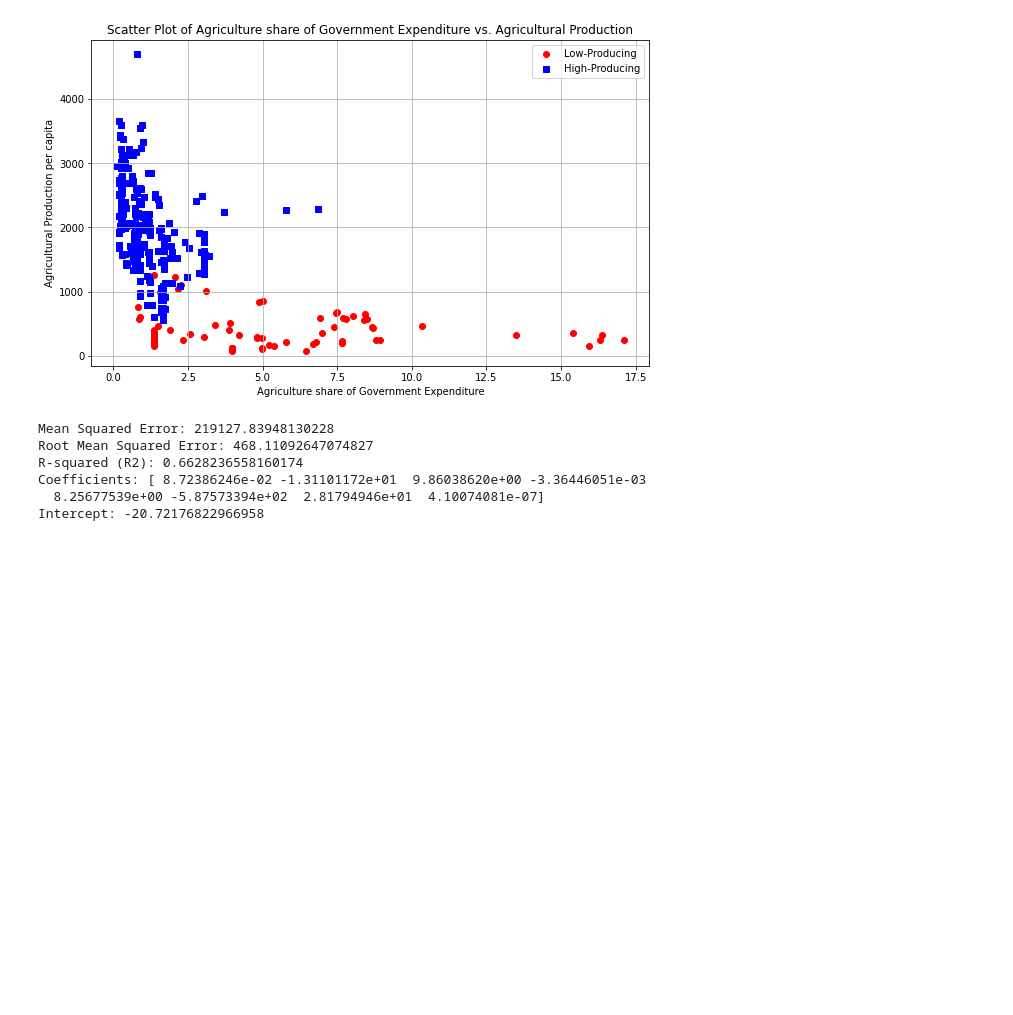
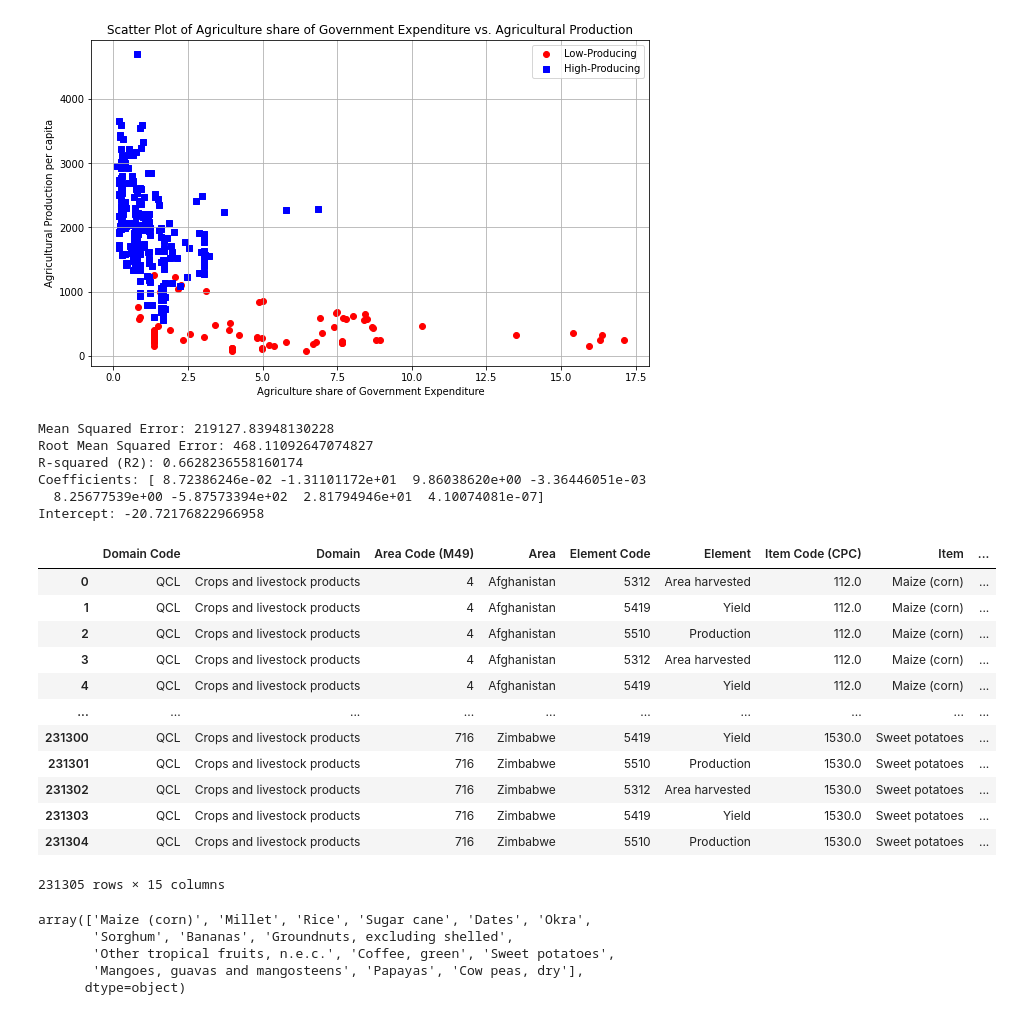
Before and after one commit to saumyasucharita/Agriculture-Data-Analysis, a Jupyter notebook: Exploratory Agriculture Data Analysis-FAOSTAT.ipynb, the cells around one changed output. Cells and saved outputs as stored; diff of their text form; code cells hidden in the pictures; blank space fills up the shorter version.

```diff
--- a/Exploratory Agriculture Data Analysis-FAOSTAT.ipynb
+++ b/Exploratory Agriculture Data Analysis-FAOSTAT.ipynb
@@ -1203,3 +1203,29 @@ R-squared (R2): 0.6628236558160174
 Coefficients: [ 8.72386246e-02 -1.31101172e+01  9.86038620e+00 -3.36446051e-03
   8.25677539e+00 -5.87573394e+02  2.81794946e+01  4.10074081e-07]
 Intercept: -20.72176822966958
+# %%
+#Import FAOSTAT Crops data
+fao_crops_data = pd.read_csv('Dataset/archive/FAOSTAT/FAOSTAT_Crops.csv')
+fao_crops_data
+# %% [output]
+|  | Domain Code | Domain | Area Code (M49) | Area | Element Code | Element | Item Code (CPC) | Item | ... |
+| 0 | QCL | Crops and livestock products | 4 | Afghanistan | 5312 | Area harvested | 112.0 | Maize (corn) | ... |
+| 1 | QCL | Crops and livestock products | 4 | Afghanistan | 5419 | Yield | 112.0 | Maize (corn) | ... |
+| 2 | QCL | Crops and livestock products | 4 | Afghanistan | 5510 | Production | 112.0 | Maize (corn) | ... |
+| 3 | QCL | Crops and livestock products | 4 | Afghanistan | 5312 | Area harvested | 112.0 | Maize (corn) | ... |
+| 4 | QCL | Crops and livestock products | 4 | Afghanistan | 5419 | Yield | 112.0 | Maize (corn) | ... |
+| ... | ... | ... | ... | ... | ... | ... | ... | ... | ... |
+| 231300 | QCL | Crops and livestock products | 716 | Zimbabwe | 5419 | Yield | 1530.0 | Sweet potatoes | ... |
+| 231301 | QCL | Crops and livestock products | 716 | Zimbabwe | 5510 | Production | 1530.0 | Sweet potatoes | ... |
+| 231302 | QCL | Crops and livestock products | 716 | Zimbabwe | 5312 | Area harvested | 1530.0 | Sweet potatoes | ... |
+| 231303 | QCL | Crops and livestock products | 716 | Zimbabwe | 5419 | Yield | 1530.0 | Sweet potatoes | ... |
+| 231304 | QCL | Crops and livestock products | 716 | Zimbabwe | 5510 | Production | 1530.0 | Sweet potatoes | ... |
+231305 rows × 15 columns
+# %%
+fao_crops_data.Item.unique()
+# %% [output]
+array(['Maize (corn)', 'Millet', 'Rice', 'Sugar cane', 'Dates', 'Okra',
+       'Sorghum', 'Bananas', 'Groundnuts, excluding shelled',
+       'Other tropical fruits, n.e.c.', 'Coffee, green', 'Sweet potatoes',
+       'Mangoes, guavas and mangosteens', 'Papayas', 'Cow peas, dry'],
+      dtype=object)
```
Also changed, not shown: parts of 6 cells of this notebook, 4 other files.
